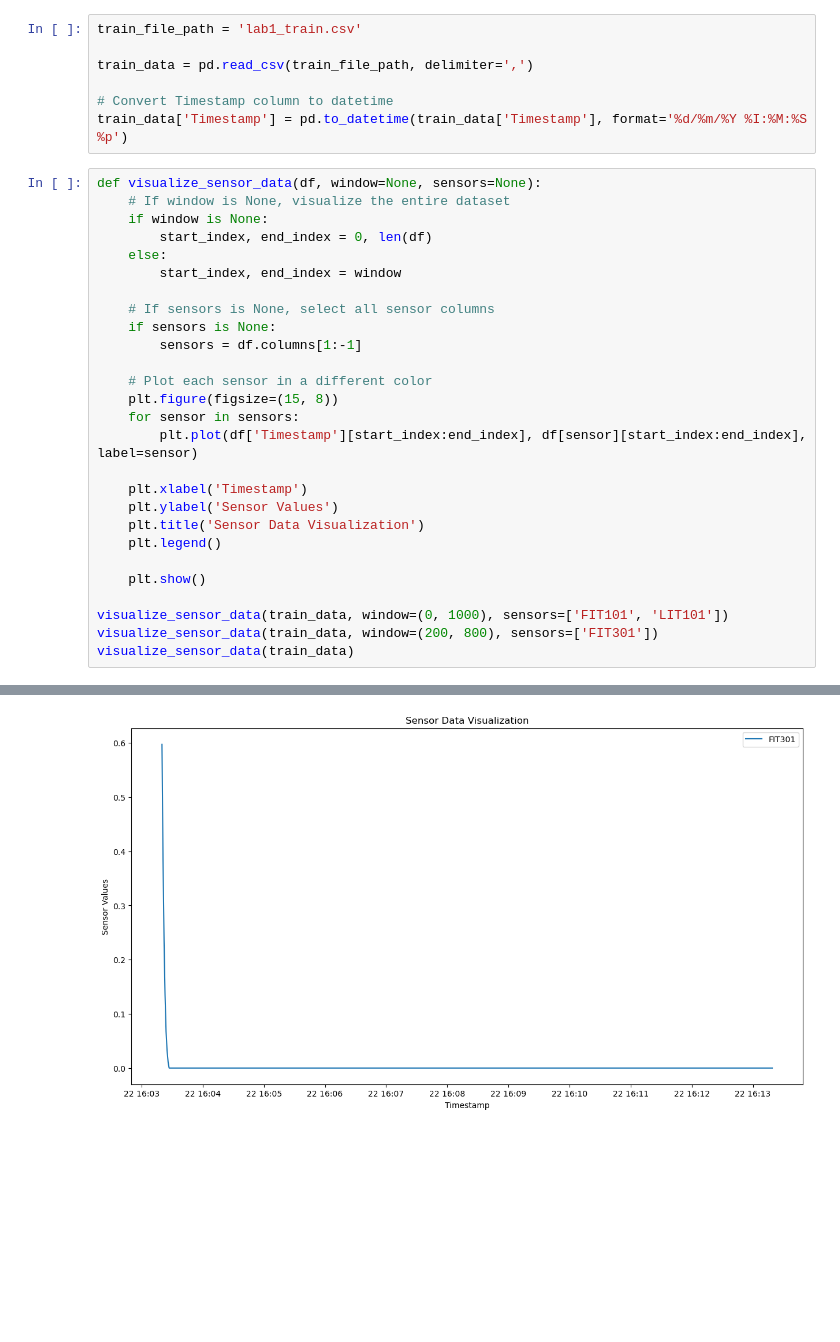
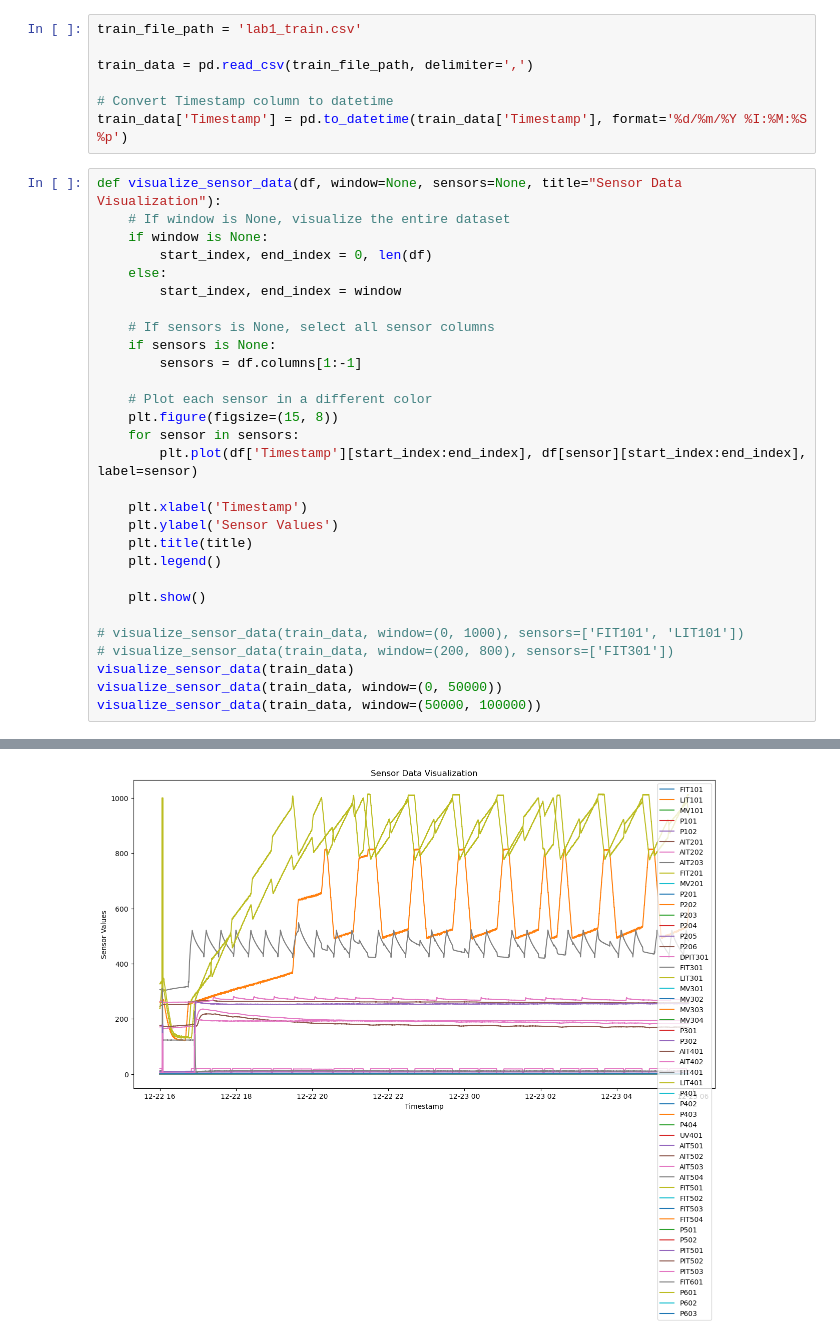
Before and after one commit to blockdoth/data-mining, a Jupyter notebook: Anomaly Detection.ipynb, the cells around one changed output, grey strips where cells are left out. Drawn from its saved outputs; the diff is of its cells as text; blank space fills up the shorter version.

```diff
--- a/Anomaly Detection.ipynb
+++ b/Anomaly Detection.ipynb
@@ -18,7 +18,7 @@ train_data = pd.read_csv(train_file_path, delimiter=',')
 # Convert Timestamp column to datetime
 train_data['Timestamp'] = pd.to_datetime(train_data['Timestamp'], format='%d/%m/%Y %I:%M:%S %p')
 # %%
-def visualize_sensor_data(df, window=None, sensors=None):
+def visualize_sensor_data(df, window=None, sensors=None, title="Sensor Data Visualization"):
     # If window is None, visualize the entire dataset
     if window is None:
         start_index, end_index = 0, len(df)
@@ -36,12 +36,14 @@ def visualize_sensor_data(df, window=None, sensors=None):
 
     plt.xlabel('Timestamp')
     plt.ylabel('Sensor Values')
-    plt.title('Sensor Data Visualization')
+    plt.title(title)
     plt.legend()
 
     plt.show()
 
-visualize_sensor_data(train_data, window=(0, 1000), sensors=['FIT101', 'LIT101'])
-visualize_sensor_data(train_data, window=(200, 800), sensors=['FIT301'])
+# visualize_sensor_data(train_data, window=(0, 1000), sensors=['FIT101', 'LIT101'])
+# visualize_sensor_data(train_data, window=(200, 800), sensors=['FIT301'])
 visualize_sensor_data(train_data)
+visualize_sensor_data(train_data, window=(0, 50000))
+visualize_sensor_data(train_data, window=(50000, 100000))
 # %% [output]
@@ -49 +51 @@ visualize_sensor_data(train_data)
-[figure, old version]
+[figure, new version]
```
Also changed, not shown: parts of 6 cells of this notebook, 2 other files.
